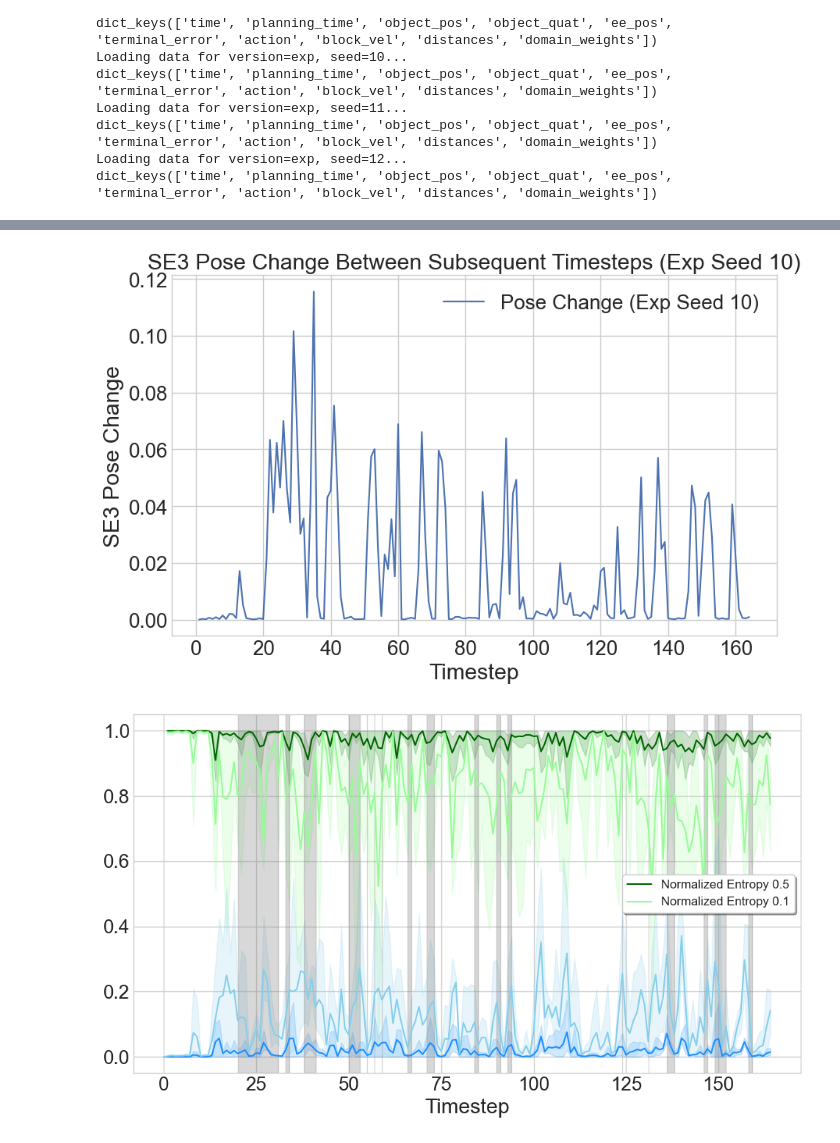
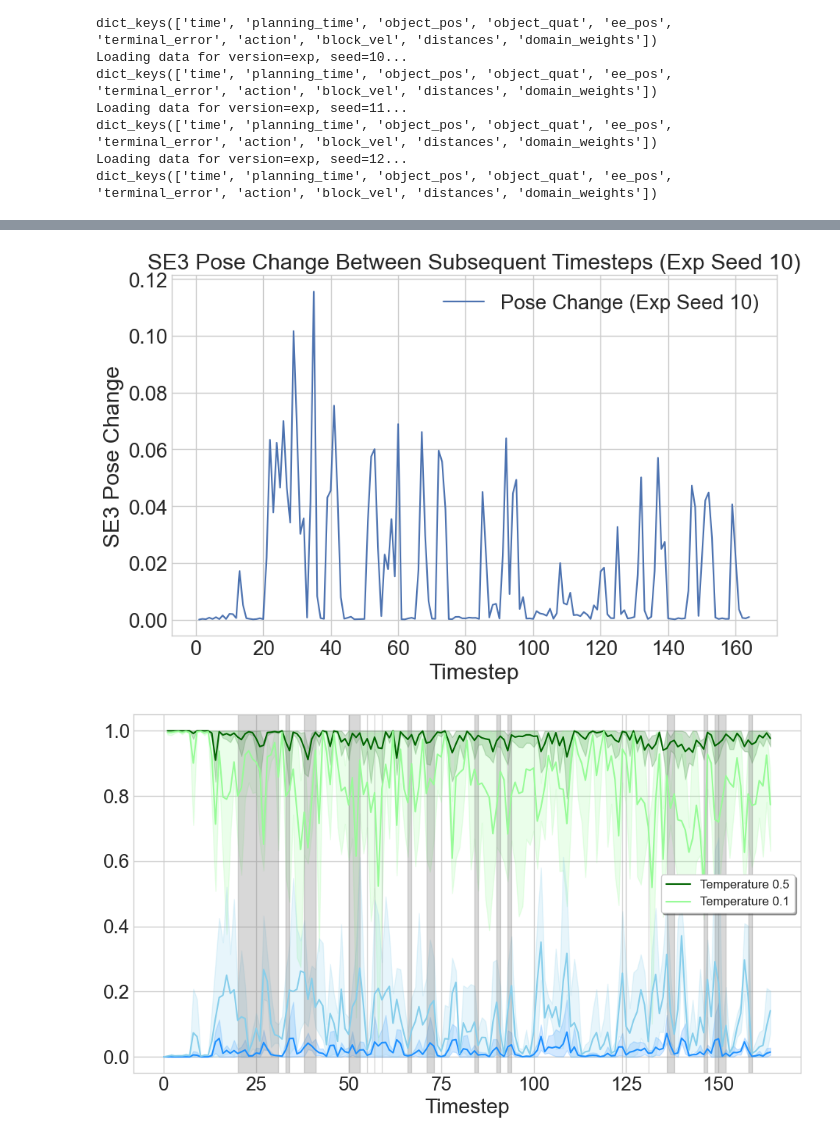
Before and after one commit to magnusdierking/mtp-thesis, a Jupyter notebook: experiments/fr3/plot_domain_randomization.ipynb, the cells around one changed output, grey strips where cells are left out. Cells and saved outputs as stored; diff of their text form; code cells hidden in the pictures.

```diff
--- a/experiments/fr3/plot_domain_randomization.ipynb
+++ b/experiments/fr3/plot_domain_randomization.ipynb
@@ -347,7 +349,7 @@ for idx, factor in enumerate([0.5, 0.1]):
         y=f'normalized_entropy_{factor}',
         data=df_exp,
         color=entropy_colors[idx],
-        label=f'Normalized Entropy {factor}',
+        label=f'Temperature {factor}',
         ax=ax
     )
     sns.lineplot(
@@ -367,31 +369,33 @@ ax.legend(
     frameon=True,                # Box around legend
     fancybox=True,               # Rounded box
     shadow=True,                 # Drop shadow
     ncol=1,                      # Columns (1=vertical)
     fontsize=12                  # Text size
 )
 plt.tight_layout()
 plt.show()
+# save as PDF
+fig.savefig(f"fr3_entropy_jsd.pdf", bbox_inches='tight')
 # %% [output]
 A value is trying to be set on a copy of a slice from a DataFrame.
 Try using .loc[row_indexer,col_indexer] = value instead
 
 See the caveats in the documentation: https://pandas.pydata.org/pandas-docs/stable/user_guide/indexing.html#returning-a-view-versus-a-copy
   df_exp[f'jensen_shannon_div_{factor}'] = jsd.copy()
 A value is trying to be set on a copy of a slice from a DataFrame.
 Try using .loc[row_indexer,col_indexer] = value instead
 
 See the caveats in the documentation: https://pandas.pydata.org/pandas-docs/stable/user_guide/indexing.html#returning-a-view-versus-a-copy
   df_exp[f'normalized_entropy_{factor}'] = normalized_entropy.copy()
 A value is trying to be set on a copy of a slice from a DataFrame.
 Try using .loc[row_indexer,col_indexer] = value instead
 
 See the caveats in the documentation: https://pandas.pydata.org/pandas-docs/stable/user_guide/indexing.html#returning-a-view-versus-a-copy
   df_exp[f'jensen_shannon_div_{factor}'] = jsd.copy()
 A value is trying to be set on a copy of a slice from a DataFrame.
 Try using .loc[row_indexer,col_indexer] = value instead
 
 See the caveats in the documentation: https://pandas.pydata.org/pandas-docs/stable/user_guide/indexing.html#returning-a-view-versus-a-copy
   df_exp[f'normalized_entropy_{factor}'] = normalized_entropy.copy()
 [figure]
-[figure, old version]
+[figure, new version]
```
Also changed, not shown: parts of 1 cell of this notebook, 3 other files.
